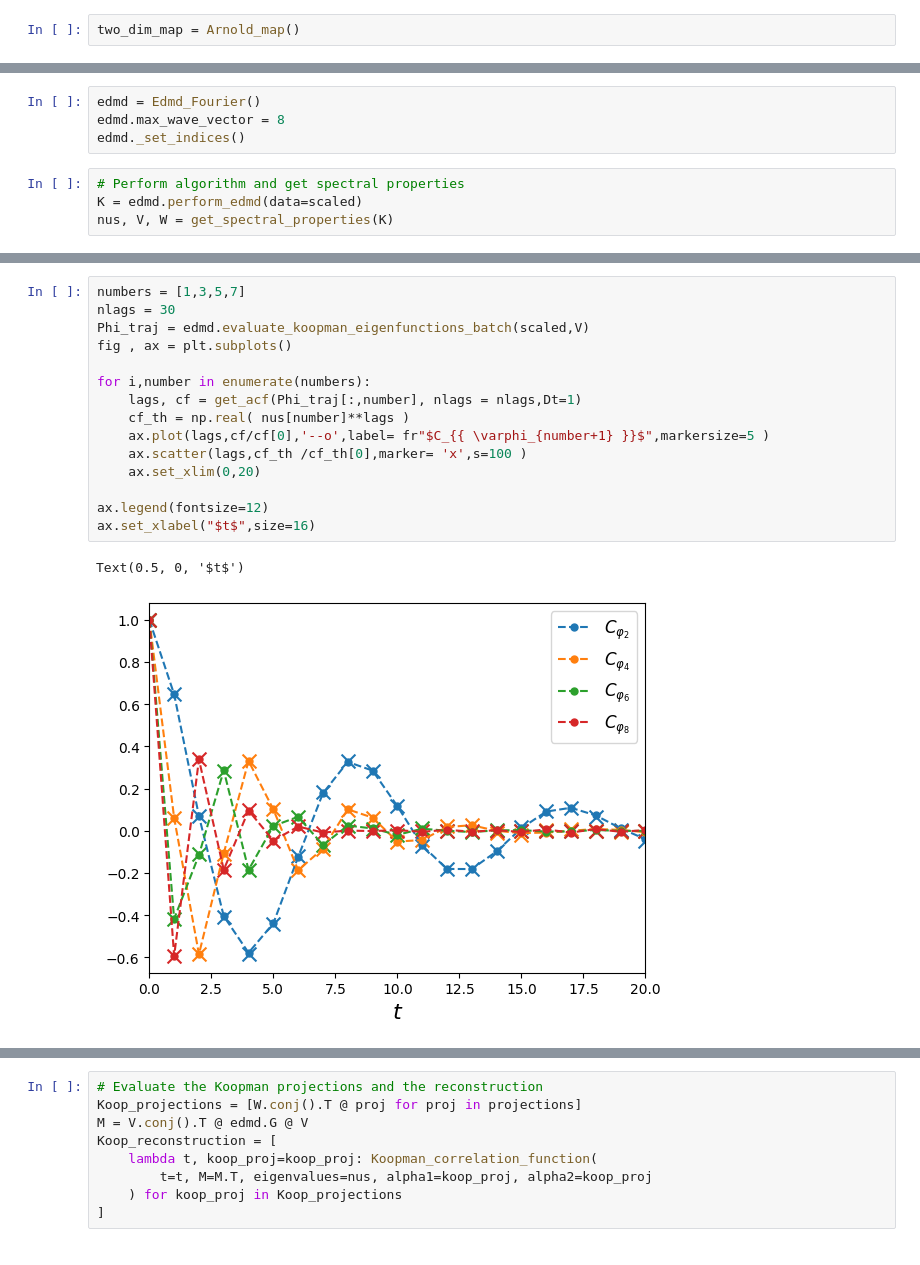
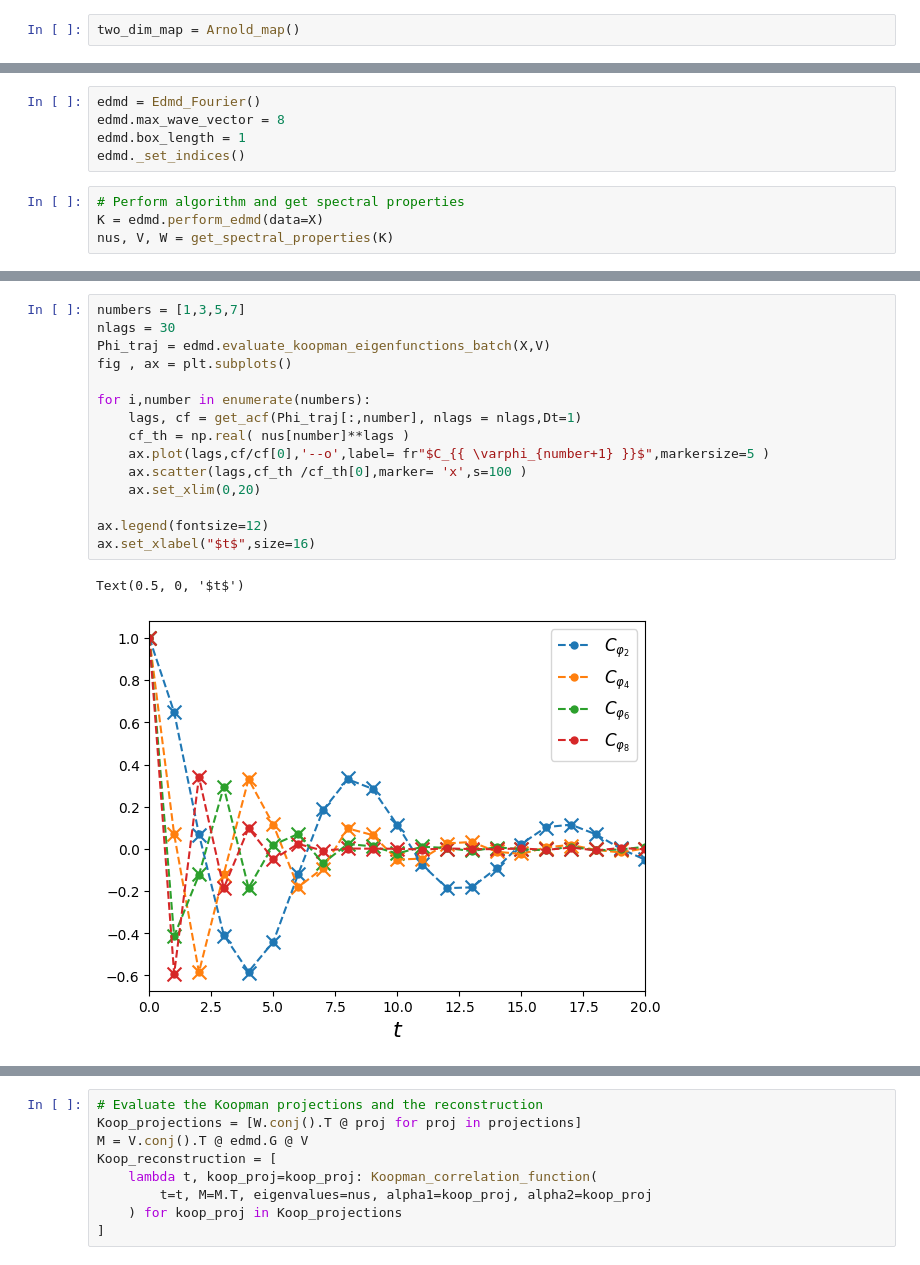
Before and after one commit to niccozagli/KoopmanismResponse, a Jupyter notebook: notebooks/GeneralisedArnoldMap.ipynb, the cells around one changed output, grey strips where cells are left out. Drawn from its saved outputs; the diff is of its cells as text.

Commit message:
Added Script to run response experiments. I have also corrected the definition of the EDMD class so that it works on periodic domains of any length and dimension

```diff
--- a/notebooks/GeneralisedArnoldMap.ipynb
+++ b/notebooks/GeneralisedArnoldMap.ipynb
@@ -14,10 +19,11 @@ scaled , scale_factor = scale_data(X)
 # %%
 edmd = Edmd_Fourier()
 edmd.max_wave_vector = 8
+edmd.box_length = 1
 edmd._set_indices()
 # %%
 # Perform algorithm and get spectral properties
-K = edmd.perform_edmd(data=scaled)
+K = edmd.perform_edmd(data=X)
 nus, V, W = get_spectral_properties(K)
 # %%
 nus_plot = nus[:11]
@@ -31,21 +37,21 @@ ax.set_aspect('equal')
 # %%
 numbers = [1,3,5,7]
 nlags = 30
-Phi_traj = edmd.evaluate_koopman_eigenfunctions_batch(scaled,V)
+Phi_traj = edmd.evaluate_koopman_eigenfunctions_batch(X,V)
 fig , ax = plt.subplots()
 
 for i,number in enumerate(numbers):
     lags, cf = get_acf(Phi_traj[:,number], nlags = nlags,Dt=1)
     cf_th = np.real( nus[number]**lags )
     ax.plot(lags,cf/cf[0],'--o',label= fr"$C_{{ \varphi_{number+1} }}$",markersize=5 )
     ax.scatter(lags,cf_th /cf_th[0],marker= 'x',s=100 )
     ax.set_xlim(0,20)
 
 ax.legend(fontsize=12)
 ax.set_xlabel("$t$",size=16)
 # %% [output]
 Text(0.5, 0, '$t$')
-[figure, old version]
+[figure, new version]
 # %%
 # Correlation functions from trajectory
 x , y = X[:,0] , X[:,1]
```
Also changed, not shown: parts of 10 cells of this notebook, 7 other files.
